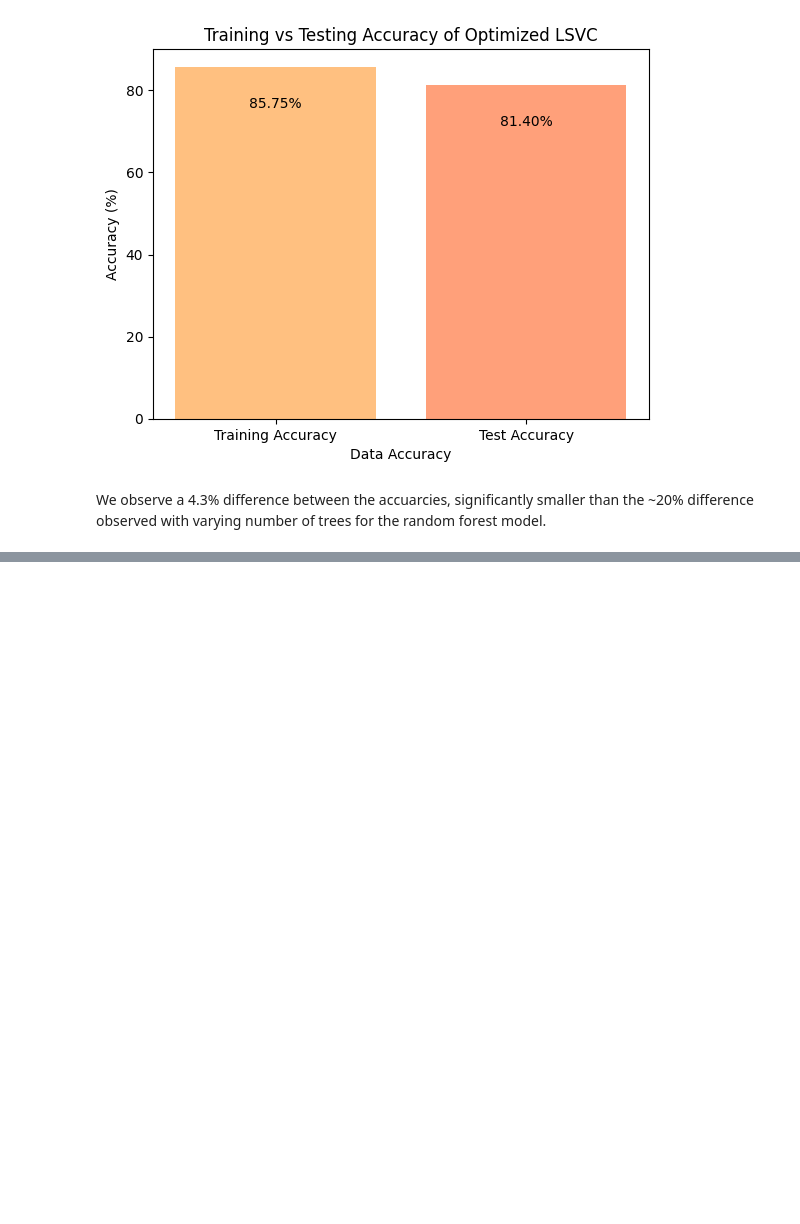
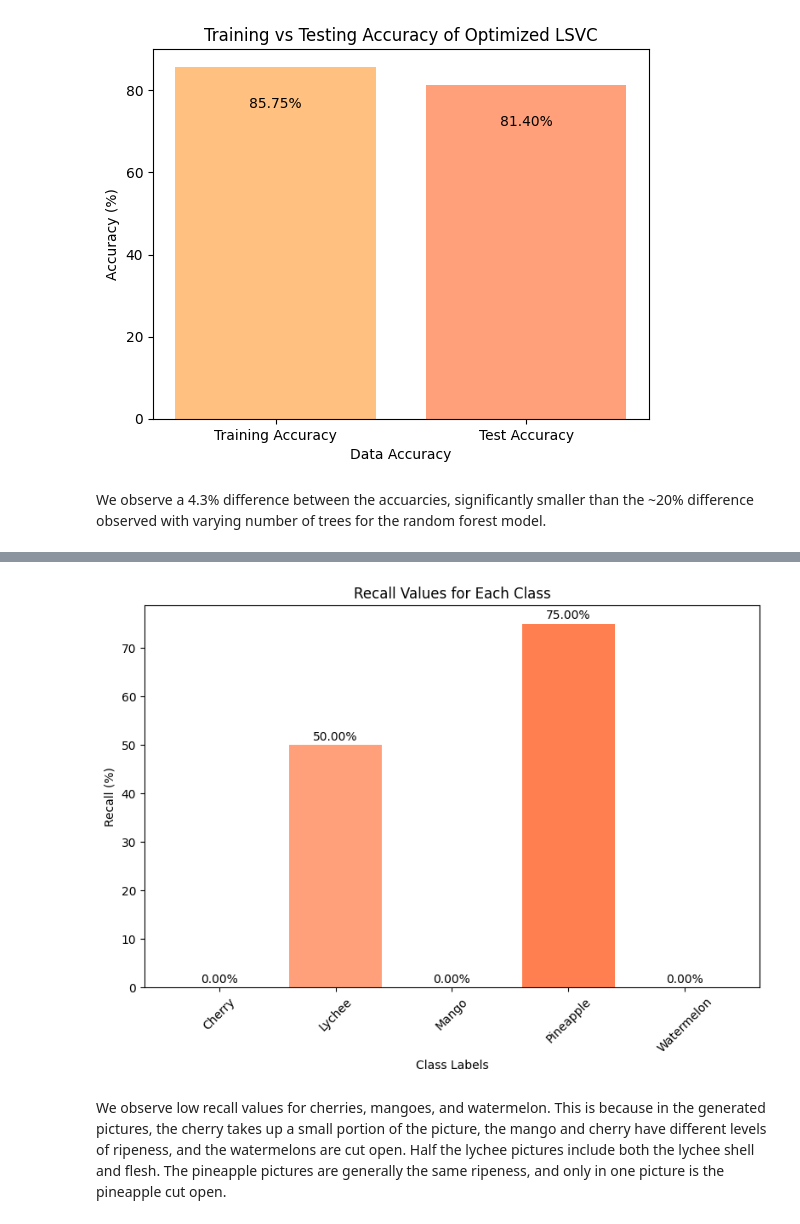
Before and after one commit to JamesZhZhang/CPEN355_Fruit_Classification, a Jupyter notebook: final_project_james.ipynb, the cells around one changed output, grey strips where cells are left out. Drawn from its saved outputs; the diff is of its cells as text; code cells hidden in the pictures; blank space fills up the shorter version.

```diff
--- a/final_project_james.ipynb
+++ b/final_project_james.ipynb
@@ -323,0 +432,4 @@ We observe a 4.3% difference between the accuarcies, significantly smaller than
+# %%
+pca = PCA(200)
+X_train_pca = pca.fit_transform(X_train)
+X_test_pca = pca.transform(X_test)
@@ -323,0 +451,3 @@ We observe a 4.3% difference between the accuarcies, significantly smaller than
+# %%
+EMU_PATH = "emu/"
+EMU_SAMPLE_SIZE = 4
@@ -323,0 +488,26 @@ We observe a 4.3% difference between the accuarcies, significantly smaller than
+# %%
+from sklearn.metrics import classification_report
+report = classification_report(y_emu, yhat_emu, output_dict=True)
+
+value_map = {"Cherry": 1, "Lychee": 2, "Mango": 3, "Pineapple": 4, "Watermelon": 5}
+labels = list(value_map.keys())  # Extract the class labels from the dictionary keys
+recall_values = [report[str(value_map[label])]['recall'] * 100 for label in labels]  # Extract the recall values and multiply by 100
+
+fig, ax = plt.subplots(figsize=(8, 6))
+
+colors = ['#FFC080', '#FFA07A', '#FF8C69', '#FF7F50', '#FF6347']  # Warm colors for each bar
+
+for i, (label, recall) in enumerate(zip(labels, recall_values)):
+    ax.bar(label, recall, color=colors[i])
+    ax.text(label, recall + 1, "{:.2f}%".format(recall), ha="center")
+
+ax.set_title("Recall Values for Each Class")
+ax.set_ylabel("Recall (%)")
+ax.set_xlabel("Class Labels")
+plt.xticks(rotation=45)  # Rotate x-axis labels by 45 degrees
+plt.tight_layout()  # Adjust the layout to prevent overlapping
+plt.show()
+# %% [output]
+[figure, added]
+# %% [markdown]
+We observe low recall values for cherries, mangoes, and watermelon. This is because in the generated pictures, the cherry takes up a small portion of the picture, the mango and cherry have different levels of ripeness, and the watermelons are cut open. Half the lychee pictures include both the lychee shell and flesh. The pineapple pictures are generally the same ripeness, and only in one picture is the pineapple cut open.
```
Also changed, not shown: parts of 18 cells of this notebook, 22 other files.
